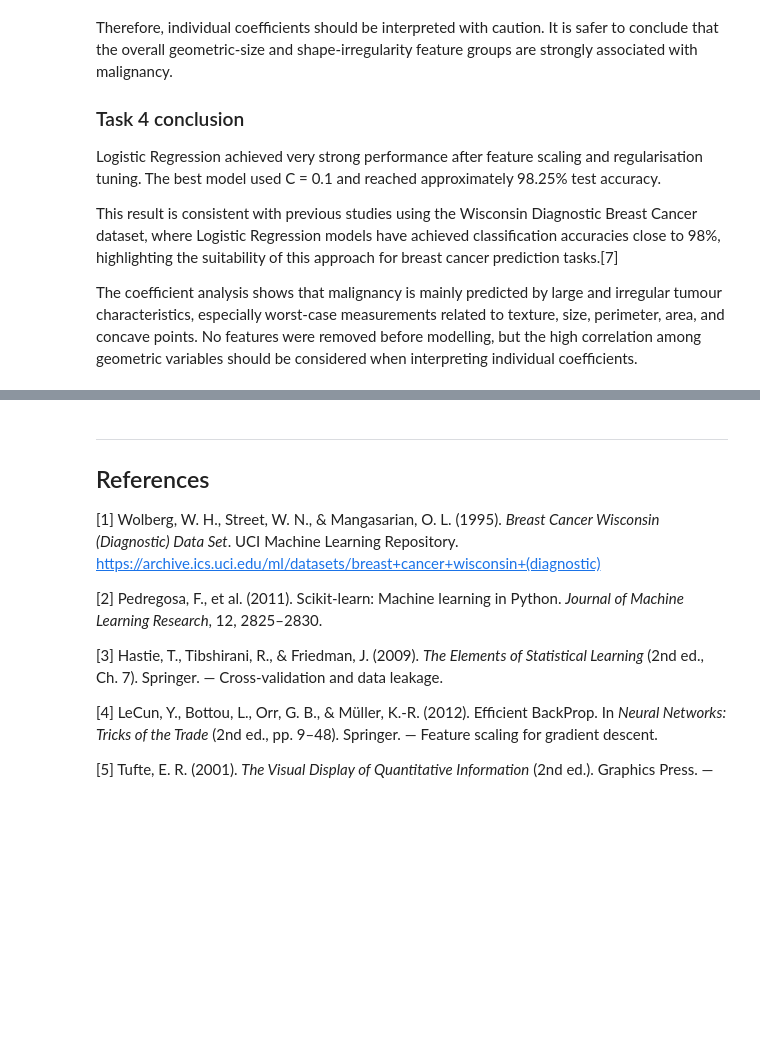
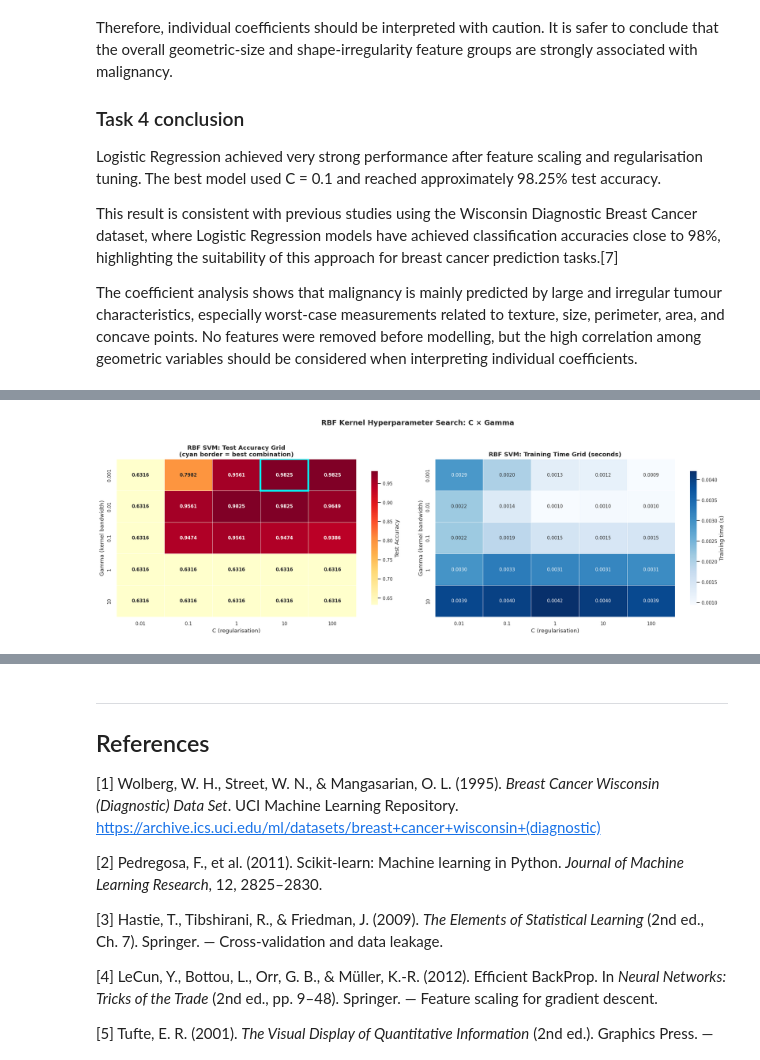
Before and after one commit to arriazuinigo/MACHINE_LEARNING, a Jupyter notebook: P2/jupyter_notebooks/Assignment2_ALL.ipynb, the cells around one changed output, grey strips where cells are left out. Saved outputs shown, nothing was run; the diff lists cells and outputs as text; code cells hidden in the pictures; blank space fills up the shorter version.

```diff
--- a/P2/jupyter_notebooks/Assignment2_ALL.ipynb
+++ b/P2/jupyter_notebooks/Assignment2_ALL.ipynb
@@ -1221,0 +1389,42 @@ The coefficient analysis shows that malignancy is mainly predicted by large and
+# %%
+fig, axes = plt.subplots(1, 2, figsize=(18, 6))
+
+ax_acc = axes[0]
+sns.heatmap(
+    acc_grid, ax=ax_acc,
+    annot=True, fmt='.4f', cmap='YlOrRd',
+    xticklabels=[str(c) for c in C_values_rbf],
+    yticklabels=[str(g) for g in gamma_values],
+    linewidths=0.5, linecolor='white',
+    cbar_kws={'label': 'Test Accuracy', 'shrink': 0.85},
+    annot_kws={'size': 9, 'weight': 'bold'},
+)
+ax_acc.add_patch(plt.Rectangle(
+    (best_idx[1], best_idx[0]), 1, 1,
+    fill=False, edgecolor='cyan', linewidth=3.5, zorder=5
+))
+ax_acc.set_xlabel('C (regularisation)', fontsize=11)
+ax_acc.set_ylabel('Gamma (kernel bandwidth)', fontsize=11)
+ax_acc.set_title('RBF SVM: Test Accuracy Grid\n(cyan border = best combination)',
+                 fontsize=12, fontweight='bold')
+
+ax_time = axes[1]
+sns.heatmap(
+    time_grid, ax=ax_time,
+    annot=True, fmt='.4f', cmap='Blues',
+    xticklabels=[str(c) for c in C_values_rbf],
+    yticklabels=[str(g) for g in gamma_values],
+    linewidths=0.5, linecolor='white',
+    cbar_kws={'label': 'Training time (s)', 'shrink': 0.85},
+    annot_kws={'size': 9},
+)
+ax_time.set_xlabel('C (regularisation)', fontsize=11)
+ax_time.set_ylabel('Gamma (kernel bandwidth)', fontsize=11)
+ax_time.set_title('RBF SVM: Training Time Grid (seconds)', fontsize=12, fontweight='bold')
+
+fig.suptitle('RBF Kernel Hyperparameter Search: C × Gamma',
+             fontsize=14, fontweight='bold', y=1.02)
+plt.tight_layout()
+plt.show()
+# %% [output]
+[figure, added]
```
Also changed, not shown: parts of 12 cells of this notebook, 26 other files.
